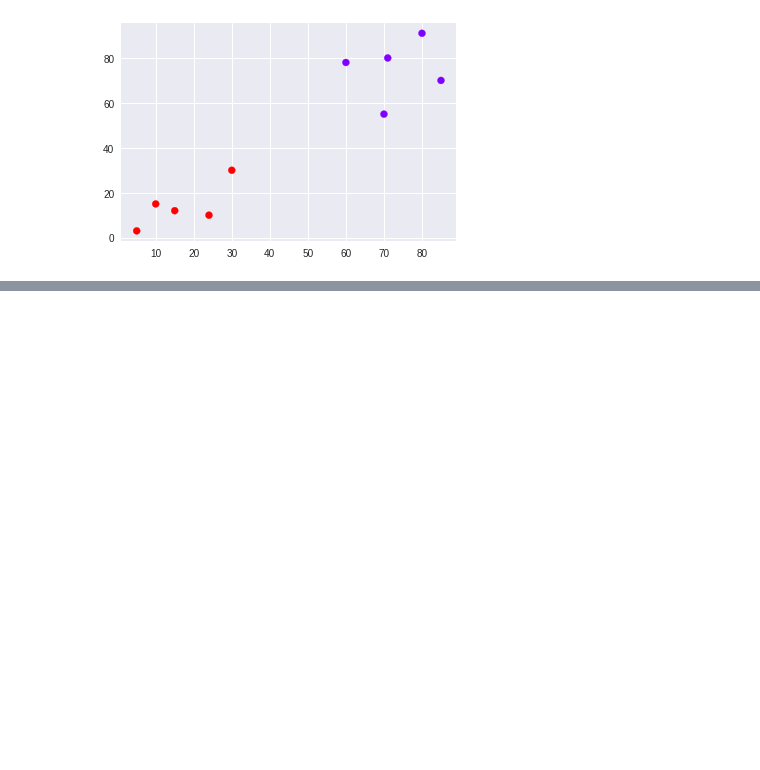
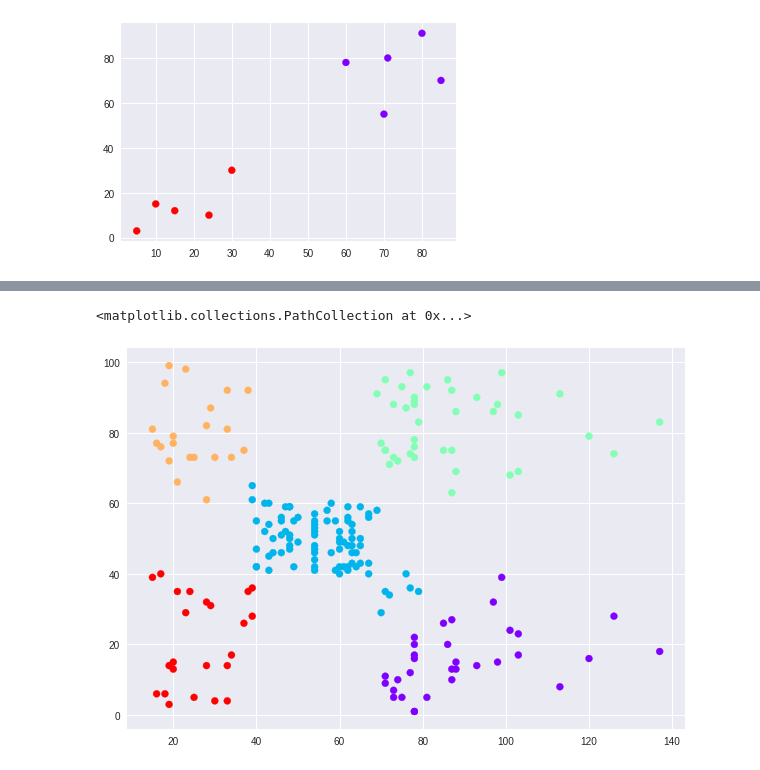
Before and after one commit to decoderkurt/DataLit_week8_hierarchical_clustering, a Jupyter notebook: DataLit_week8_hierarchical_clustering.ipynb, the cells around one changed output, grey strips where cells are left out. Saved outputs shown, nothing was run; the diff lists cells and outputs as text; code cells hidden in the pictures; blank space fills up the shorter version.

```diff
--- a/DataLit_week8_hierarchical_clustering.ipynb
+++ b/DataLit_week8_hierarchical_clustering.ipynb
@@ -34,0 +74,5 @@ plt.scatter(X[:,0],X[:,1], c=cluster.labels_, cmap='rainbow')
+# %%
+from sklearn.cluster import AgglomerativeClustering
+
+cluster = AgglomerativeClustering(n_clusters=5, affinity='euclidean', linkage='ward')
+cluster.fit_predict(data)
@@ -34,0 +90,6 @@ plt.scatter(X[:,0],X[:,1], c=cluster.labels_, cmap='rainbow')
+# %%
+plt.figure(figsize=(10, 7))
+plt.scatter(data[:,0], data[:,1], c=cluster.labels_, cmap='rainbow')
+# %% [output]
+<matplotlib.collections.PathCollection at 0x...>
+[figure, added]
```
Also changed, not shown: parts of 8 cells of this notebook.
